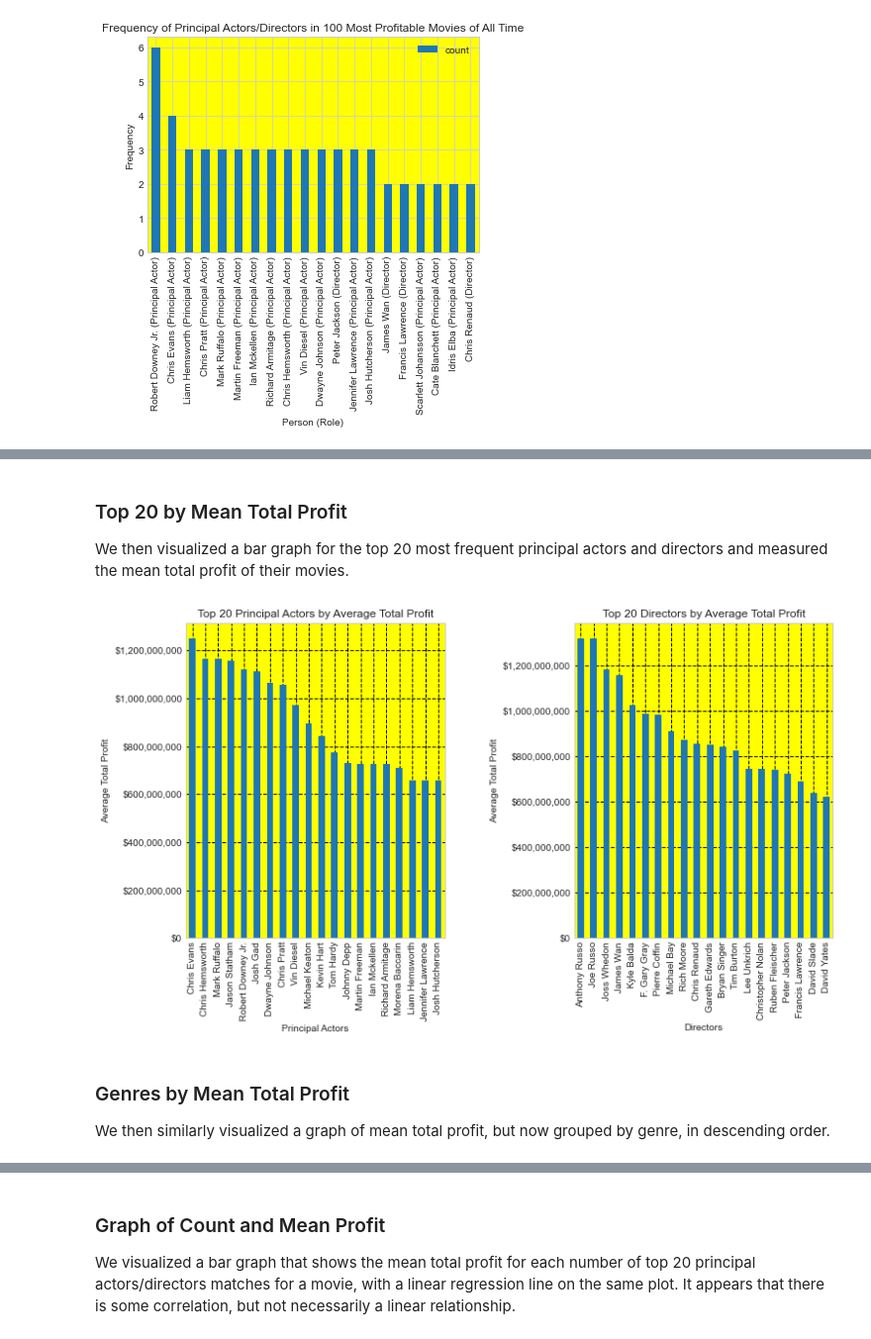
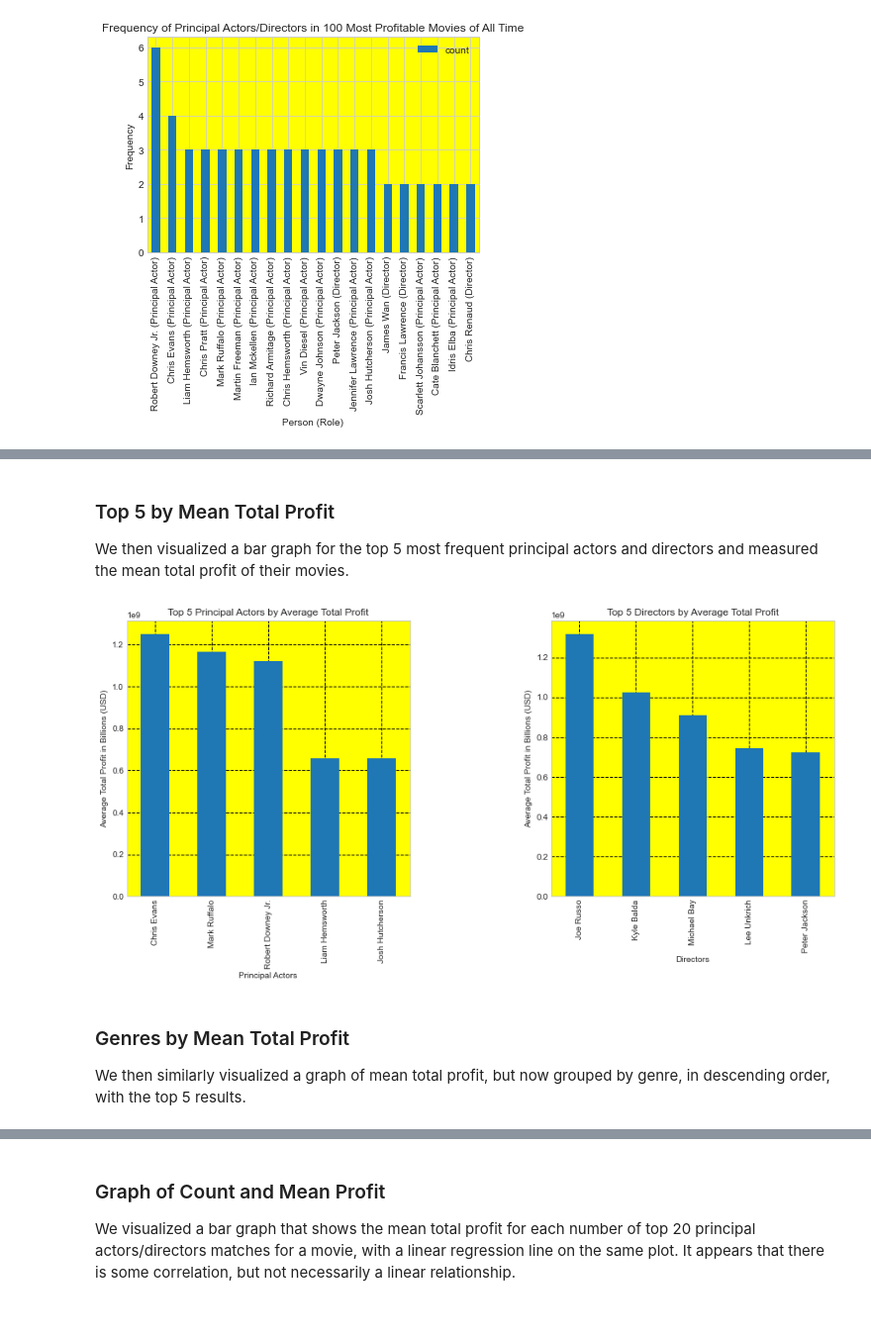
Before and after one commit to chrismiley87/dsc-phase-2-project-v3, a Jupyter notebook: notebook.ipynb, the cells around one changed output, grey strips where cells are left out. Shown at 99% size. Drawn from its saved outputs; the diff is of its cells as text; code cells hidden in the pictures.

```diff
--- a/notebook.ipynb
+++ b/notebook.ipynb
@@ -766,58 +753,55 @@ plt.show()
 # %% [markdown]
-### Top 20 by Mean Total Profit
+### Top 5 by Mean Total Profit
 
-We then visualized a bar graph for the top 20 most frequent principal actors and directors and measured the mean total profit of their movies.
+We then visualized a bar graph for the top 5 most frequent principal actors and directors and measured the mean total profit of their movies.
 # %%
-# Get the top 20 most frequent principal actors
-top_20_actors = actor_counts.nlargest(20).index
+# Get the top 5 most frequent principal actors
+top_5_actors = actor_counts.nlargest(5).index
 
-# Get the top 20 most frequent directors
-top_20_directors = director_counts.nlargest(20).index
+# Get the top 5 most frequent directors
+top_5_directors = director_counts.nlargest(5).index
 
-# Filter the merged_profit_df based on the top 20 actors and directors
-filtered_actor_profit_df = merged_profit_df[merged_profit_df['person_name'].isin(top_20_actors)]
-filtered_director_profit_df = merged_profit_df[merged_profit_df['person_name'].isin(top_20_directors)]
+# Filter the merged_profit_df based on the top 5 actors and directors
+filtered_actor_profit_df = merged_profit_df[merged_profit_df['person_name'].isin(top_5_actors)]
+filtered_director_profit_df = merged_profit_df[merged_profit_df['person_name'].isin(top_5_directors)]
 
 # Group the filtered dataframes by primary_name and calculate the average total_profit
 grouped_actor_df = filtered_actor_profit_df.groupby('person_name')['total_profit'].mean().sort_values(ascending=False)
 grouped_director_df = filtered_director_profit_df.groupby('person_name')['total_profit'].mean().sort_values(ascending=False)
 
 # Create a figure with two subplots
-fig, (ax1, ax2) = plt.subplots(1, 2, figsize=(12, 6))
+fig, (ax1, ax2) = plt.subplots(1, 2, figsize=(15, 6))
 
 # Create the bar plot for top principal actors
 grouped_actor_df.plot(kind='bar', ax=ax1)
 ax1.set_xlabel('Principal Actors')
-ax1.set_ylabel('Average Total Profit')
-ax1.set_title('Top 20 Principal Actors by Average Total Profit')
+ax1.set_ylabel('Average Total Profit in Billions (USD)')
+ax1.set_title('Top 5 Principal Actors by Average Total Profit')
 ax1.set_facecolor('yellow')
 
 # Create the bar plot for top directors
 grouped_director_df.plot(kind='bar', ax=ax2)
 ax2.set_xlabel('Directors')
-ax2.set_ylabel('Average Total Profit')
-ax2.set_title('Top 20 Directors by Average Total Profit')
+ax2.set_ylabel('Average Total Profit in Billions (USD)')
+ax2.set_title('Top 5 Directors by Average Total Profit')
 ax2.set_facecolor('yellow')
 
-#format y ticks in USD
-ax1.yaxis.set_major_formatter(currency_formatter)
-ax2.yaxis.set_major_formatter(currency_formatter)
 
 # Adjust the spacing between subplots
 plt.subplots_adjust(wspace=0.5)
 
 #Darken the gridlines
 ax1.grid(True, linewidth=1, linestyle='--', color='black')
 ax2.grid(True, linewidth=1, linestyle='--', color='black')
 
 # Display the figure
 plt.show()
 # %% [output]
-[figure, old version]
+[figure, new version]
 # %% [markdown]
 ### Genres by Mean Total Profit
 
-We then similarly visualized a graph of mean total profit, but now grouped by genre, in descending order.
+We then similarly visualized a graph of mean total profit, but now grouped by genre, in descending order, with the top 5 results.
 # %%
 # Group the merged dataset by genre and calculate the average total profit for each genre
 grouped_genre_df = merged_profit_df.groupby('genres')['total_profit'].mean().reset_index()
```
Also changed, not shown: parts of 47 cells of this notebook.
